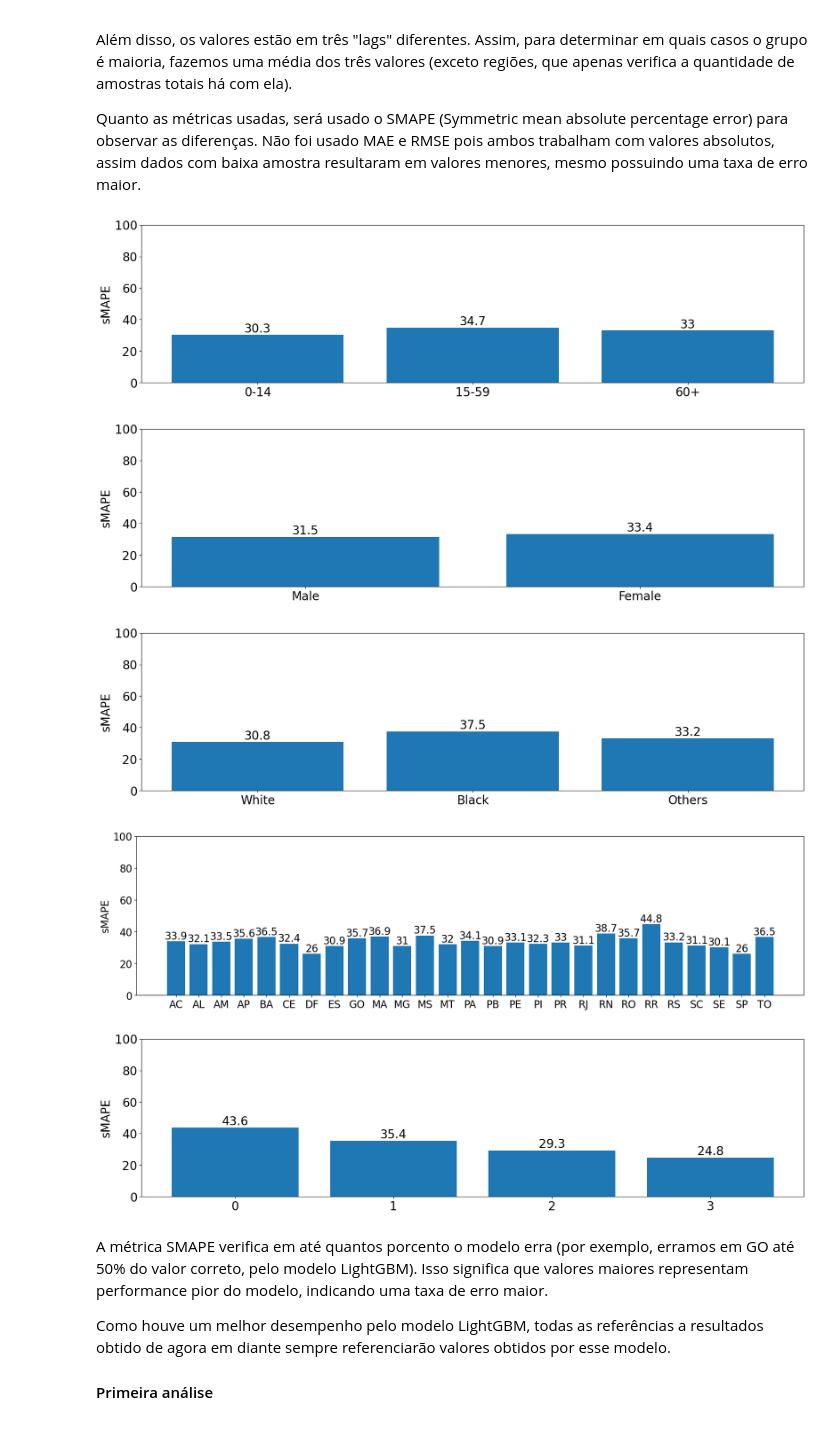
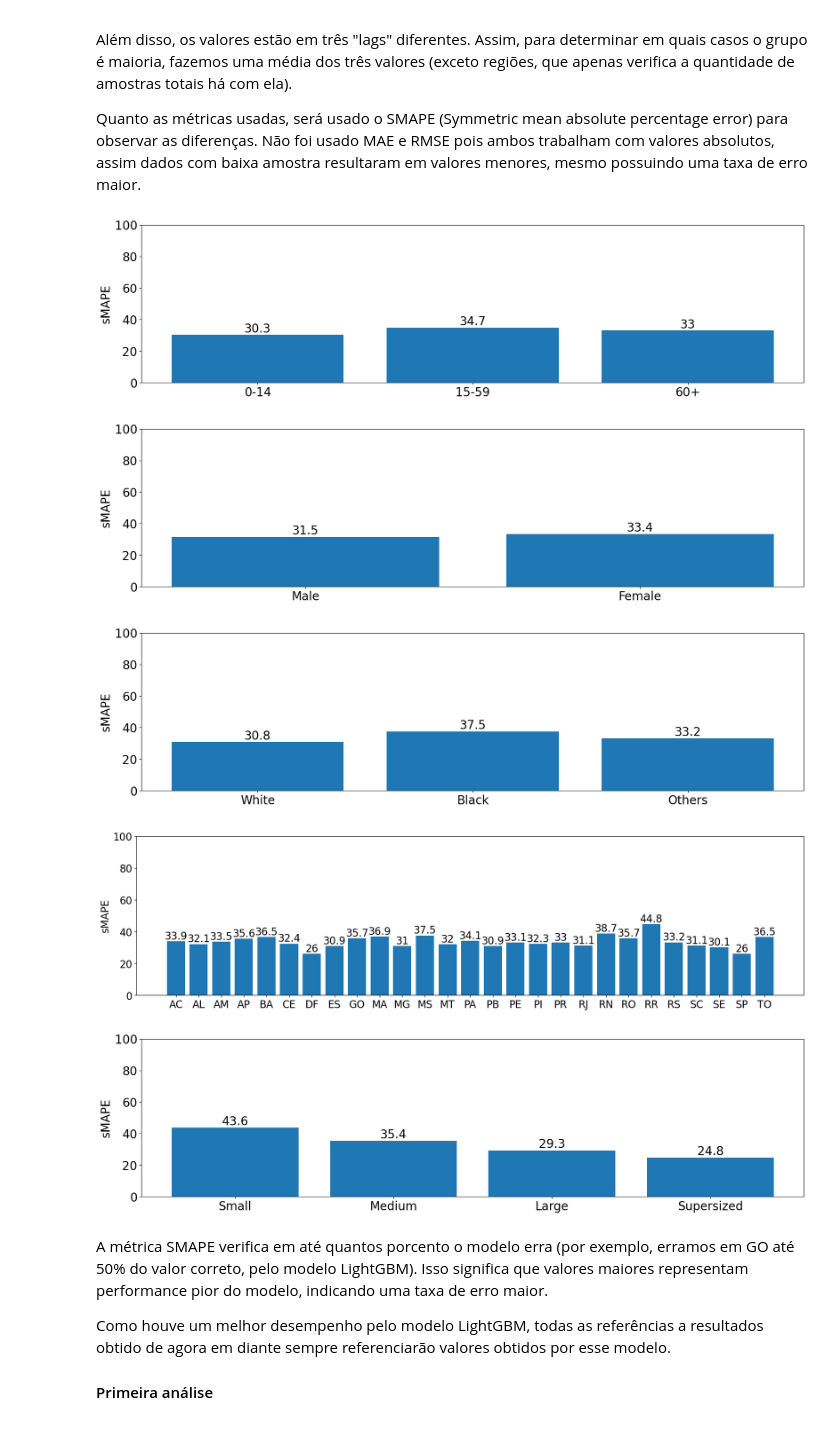
Before and after one commit to Nefex-Shadow/Toy_Example_NIAR_en, a Jupyter notebook: v2.ipynb, the cells around one changed output. Saved outputs shown, nothing was run; the diff lists cells and outputs as text; code cells hidden in the pictures.

```diff
--- a/v2.ipynb
+++ b/v2.ipynb
@@ -237,35 +238,35 @@ def check_bias(df, title, category, lgb_model):
     fig.set_figwidth(20)
     if category == "region":
         plt.rc('font', size=17)
         plt.rc('xtick', labelsize=17)
         plt.rc('ytick', labelsize=17)
         plt.rc('figure', labelsize=17)
     else:
         plt.rc('font', size=20)
         plt.rc('xtick', labelsize=20)
         plt.rc('ytick', labelsize=20)
         plt.rc('figure', labelsize=20)
 
     bars = plt.bar(keys, lgb_vals)
     plt.bar_label(bars)
     if (category == "hospital_size"):
-        plt.xticks(np.arange(4), [0, 1, 2, 3])
+        plt.xticks(np.arange(4), ["Small", "Medium", "Large", "Supersized"])
     plt.ylabel("sMAPE")
     plt.ylim(0, 100)
     plt.show()
 
 
 check_bias(df_results, "AGE", "category_age", "LightGBM results ")
 check_bias(df_results, "SEX", "category_sex", "LightGBM results ")
 check_bias(df_results, "RACE", "category_race", "LightGBM results ")
 check_bias(df_results, "REGION", "region", "LightGBM results ")
 check_bias(df_results, "SIZE", "hospital_size", "LightGBM results ")
 # %% [output]
 [figure]
 [figure]
 [figure]
 [figure]
-[figure, old version]
+[figure, new version]
 # %% [markdown]
 A métrica SMAPE verifica em até quantos porcento o modelo erra (por exemplo, erramos em GO até 50% do valor correto, pelo modelo LightGBM). Isso significa que valores maiores representam performance pior do modelo, indicando uma taxa de erro maior.
 
```
Also changed, not shown: parts of 8 cells of this notebook, 8 other files.
